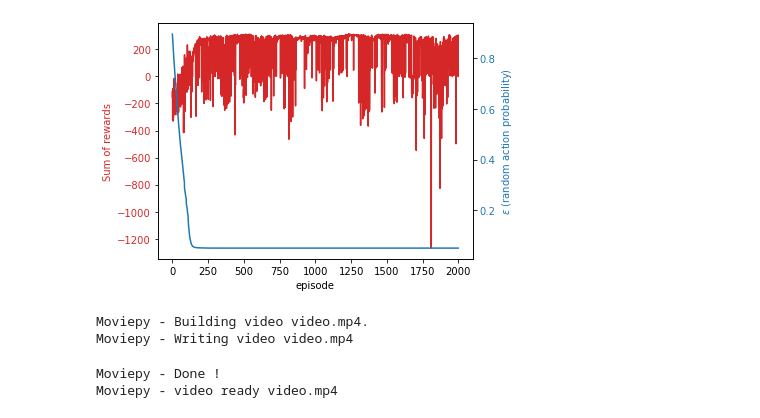
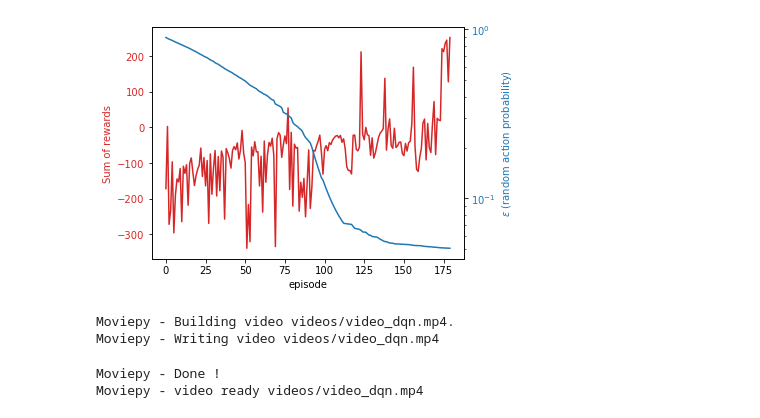
Before and after one commit to EKostinoudis/LunarLander-v2_DeepRL, a Jupyter notebook: deep_Q_learning.ipynb, the cells around one changed output. Cells and saved outputs as stored; diff of their text form; code cells hidden in the pictures.

```diff
--- a/deep_Q_learning.ipynb
+++ b/deep_Q_learning.ipynb
@@ -50,6 +55,7 @@ BATCH_SIZE = 64
 TAU = 1e-3
 PRINT_INTERVAL = 10
 PRINT_INTERVAL_BIG = 100
+STOP_REWARD = 250
 
 def update_target(policy_Q, target_Q, tau):
     for target_param, policy_param in zip(target_Q.parameters(), policy_Q.parameters()):
@@ -121,8 +127,14 @@ for episode in range(2_000):
     eps_list.append(eps)
 
     if episode % PRINT_INTERVAL == 0 and len(rewards_list) >= PRINT_INTERVAL:
-        print(f'\r{episode:04d}: Steps: {steps}\tAvg reward: {np.mean(rewards_list[-PRINT_INTERVAL:]):.02f}\teps: {eps:.04f}\ttime: {time()-t0:.02f}', end='')
+        print(f'\r{episode:>4}: Steps: {steps:>8} | Avg reward: {np.mean(rewards_list[-PRINT_INTERVAL:]): 8.02f} | eps: {eps:.04f} | time: {time()-t0:8.02f}', end='')
         if episode % PRINT_INTERVAL_BIG == 0:
-            print(f'\r{episode:04d}: Steps: {steps}\tAvg reward: {np.mean(rewards_list[-PRINT_INTERVAL_BIG:]):.02f}\teps: {eps:.04f}\ttime: {time()-t0:.02f}')
+            print(f'\r{episode:>4}: Steps: {steps:>8} | Avg reward: {np.mean(rewards_list[-PRINT_INTERVAL:]): 8.02f} | eps: {eps:.04f} | time: {time()-t0:8.02f}')
             t0 = time()
+
+    if total_episode_reward > STOP_REWARD:
+        print(f'\r{episode:>4}: Steps: {steps:>8} | Avg reward: {np.mean(rewards_list[-PRINT_INTERVAL:]): 8.02f} | eps: {eps:.04f} | time: {time()-t0:8.02f}')
+        print(f'EARLY STOP! Total episode reward: {total_episode_reward:.02f}')
+        break
+env.close()
 # %% [output]
@@ -168,48 +163,53 @@ save_model(policy_Q, 'models', 'dql_model.pth')
 # %%
 import matplotlib.pyplot as plt
 
 fig, ax1 = plt.subplots()
 
 color = 'tab:red'
 ax1.set_xlabel('episode')
 ax1.set_ylabel('Sum of rewards', color=color)
 ax1.plot(rewards_list, color=color)
 ax1.tick_params(axis='y', labelcolor=color)
 
 ax2 = ax1.twinx()
 
 color = 'tab:blue'
 ax2.set_ylabel(r'$\epsilon$ (random action probability)', color=color)
 ax2.plot(eps_list, color=color)
 ax2.tick_params(axis='y', labelcolor=color)
+ax2.set_yscale('log')
 
 fig.tight_layout()
 plt.show()
 
 # save plot
-save_plot(fig, 'reward_epsilon')
+save_plot(fig, 'dqn_reward_epsilon')
 # %% [output]
-[figure, old version]
+[figure, new version]
-# %%
-from gymnasium.wrappers.monitoring import video_recorder
-
-# record video of the result
-env = gym.make("LunarLander-v2", render_mode="rgb_array")
-video = video_recorder.VideoRecorder(env, path='video.mp4')
-state, _ = env.reset(seed=69)
-while True:
-    video.capture_frame()
-
-    # next action
-    with torch.no_grad():
-        action = policy_Q(torch.tensor(state, device=device)).argmax().item()
-
-    state, _, terminated, truncated, _ = env.step(action)
-    if terminated or truncated: break
-video.close()
-env.close()
-# %% [output]
-Moviepy - Building video video.mp4.
-Moviepy - Writing video video.mp4
-Moviepy - Done !
-Moviepy - video ready video.mp4
+# %%
+from gymnasium.wrappers.monitoring import video_recorder
+import os
+
+path = 'videos'
+os.makedirs(path, exist_ok = True)
+
+# record video of the result
+env = gym.make("LunarLander-v2", render_mode="rgb_array")
+video = video_recorder.VideoRecorder(env, path=f'{path}/video_dqn.mp4')
+state, _ = env.reset(seed=69)
+while True:
+    video.capture_frame()
+
+    # next action
+    with torch.no_grad():
+        action = policy_Q(torch.tensor(state, device=device)).argmax().item()
+
+    state, _, terminated, truncated, _ = env.step(action)
+    if terminated or truncated: break
+video.close()
+env.close()
+# %% [output]
+Moviepy - Building video videos/video_dqn.mp4.
+Moviepy - Writing video videos/video_dqn.mp4
+Moviepy - Done !
+Moviepy - video ready videos/video_dqn.mp4
```
Also changed, not shown: parts of 2 cells of this notebook, 15 other files.
